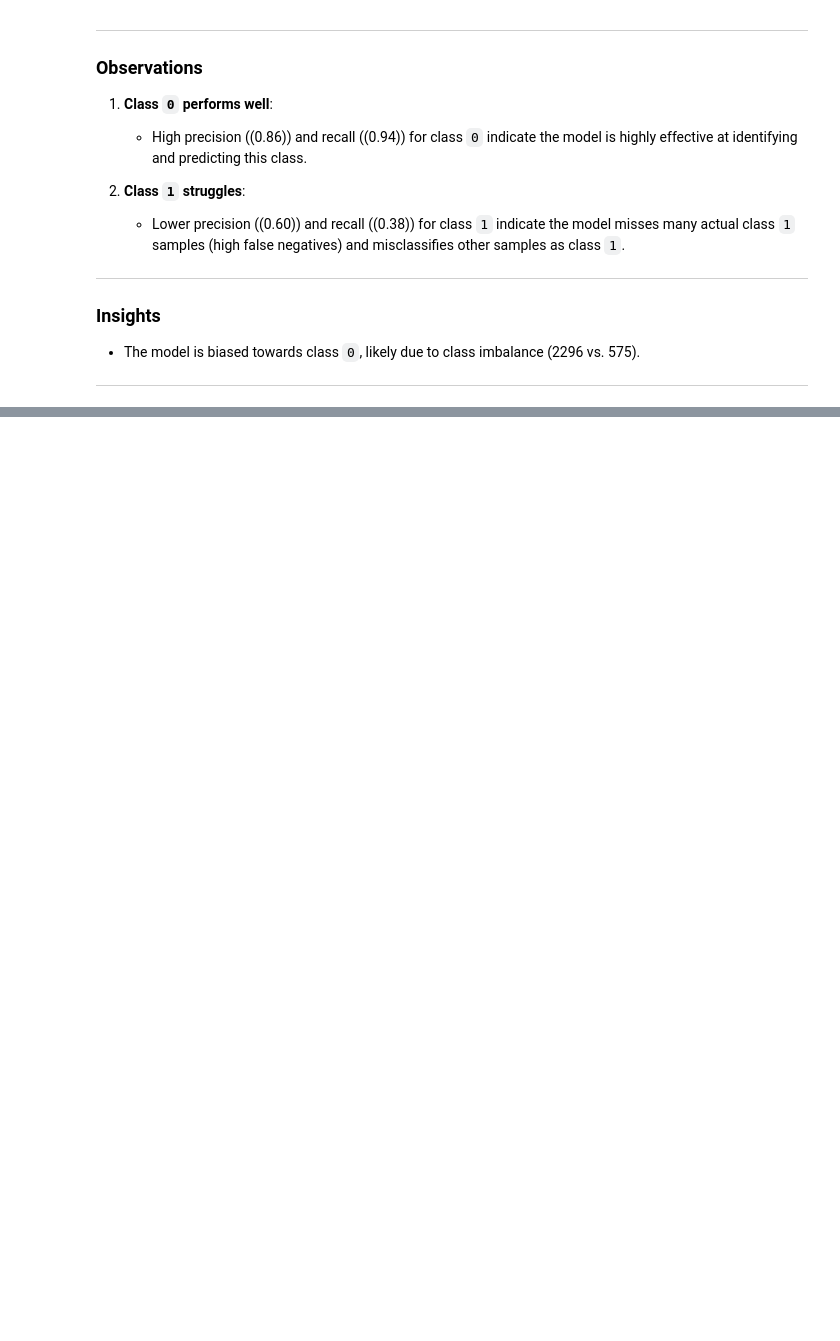
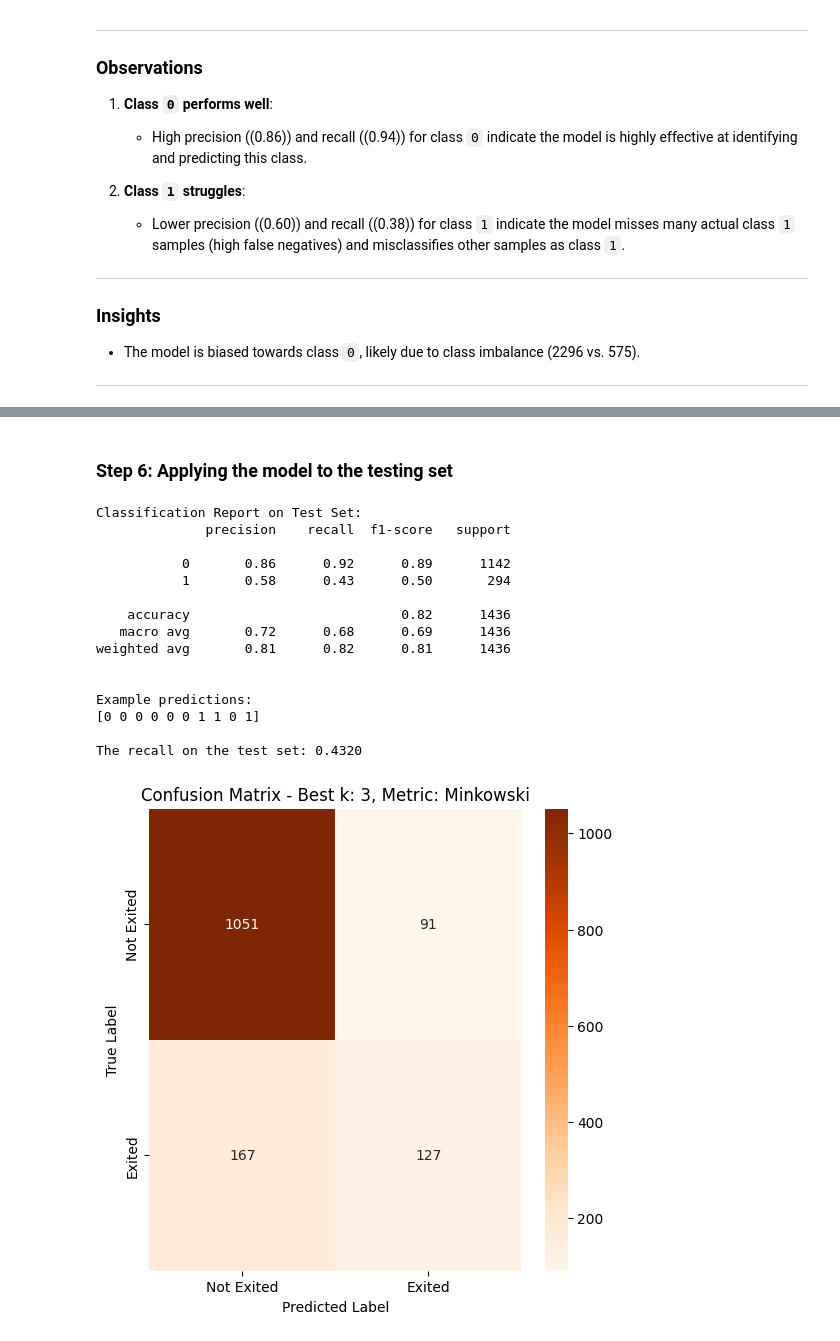
Before and after one commit to zayed95/churn_prediction, a Jupyter notebook: python_code.ipynb, the cells around one changed output, grey strips where cells are left out. Saved outputs shown, nothing was run; the diff lists cells and outputs as text; code cells hidden in the pictures; blank space fills up the shorter version.

```diff
--- a/python_code.ipynb
+++ b/python_code.ipynb
@@ -709,0 +740,3 @@ The classification report evaluates the performance of your classification model
+# %%
+X = df.drop('Exited', axis=1)  # Features
+y = df['Exited']  # Target variable
@@ -709,0 +745,6 @@ The classification report evaluates the performance of your classification model
+# %%
+# First split: 70% training, 30% (validation + test)
+X_train, X_temp, y_train, y_temp = train_test_split(X, y, test_size=0.3, random_state=42)
+
+# Second split: Split the 30% into 15% validation and 15% test
+X_val, X_test, y_val, y_test = train_test_split(X_temp, y_temp, test_size=0.5, random_state=42)
@@ -709,0 +1040,54 @@ The classification report evaluates the performance of your classification model
+# %% [markdown]
+### Step 6: Applying the model to the testing set
+# %%
+# Step 1: Initialize the KNN model with the best k and best metric
+best_k = 3  # Example best k
+best_metric = 'minkowski'  # Example best distance metric
+
+knn = KNeighborsClassifier(n_neighbors=best_k, metric=best_metric)
+
+# Step 2: Train the model on the training set (if not already trained)
+knn.fit(X_train, y_train)
+
+# Step 3: Make predictions on the test set
+y_pred_test = knn.predict(X_test)
+
+# Step 4: Evaluate performance on the test set
+print("Classification Report on Test Set:")
+print(classification_report(y_test, y_pred_test))
+
+# Step 5: Optionally, view some predictions
+print("\nExample predictions:")
+print(y_pred_test[:10])  # Print first 10 predictions
+
+# Calculate recall on the test set
+recall = recall_score(y_test, y_pred_test)
+print(f"\nThe recall on the test set: {recall:.4f}")
+
+# Step 6: Compute and display the confusion matrix
+cm = confusion_matrix(y_test, y_pred_test)
+
+# Plot the confusion matrix using seaborn heatmap
+plt.figure(figsize=(6, 6))
+sns.heatmap(cm, annot=True, fmt="d", cmap="Oranges", xticklabels=["Not Exited", "Exited"], yticklabels=["Not Exited", "Exited"])
+plt.title(f"Confusion Matrix - Best k: {best_k}, Metric: {best_metric.capitalize()}")
+plt.xlabel("Predicted Label")
+plt.ylabel("True Label")
+plt.show()
+# %% [output]
+Classification Report on Test Set:
+              precision    recall  f1-score   support
+
+           0       0.86      0.92      0.89      1142
+           1       0.58      0.43      0.50       294
+
+    accuracy                           0.82      1436
+   macro avg       0.72      0.68      0.69      1436
+weighted avg       0.81      0.82      0.81      1436
+
+
+Example predictions:
+[0 0 0 0 0 0 1 1 0 1]
+
+The recall on the test set: 0.4320
+[figure, added]
```
Also changed, not shown: parts of 34 cells of this notebook.
